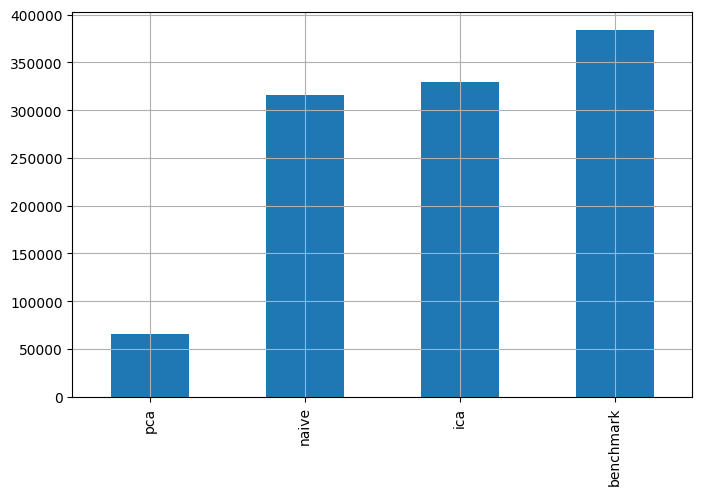
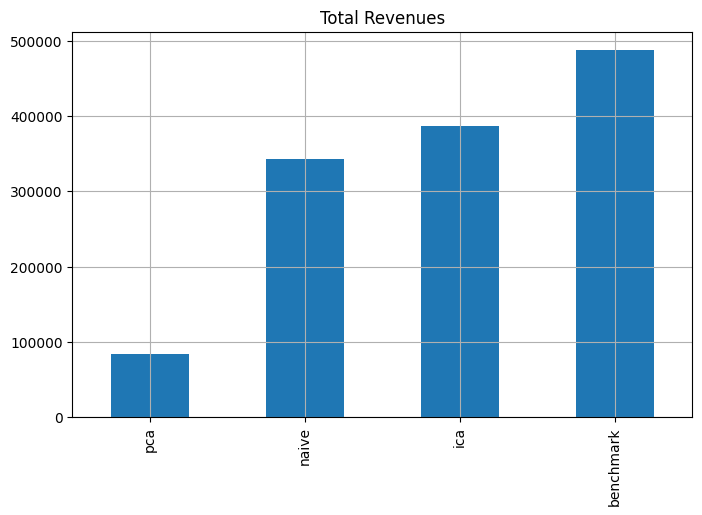
The change to this notebook cell's code, shown as a diff; its figure went from the first image to the second:
--- before
+++ after
@@ -1 +1,2 @@
+plt.title("Total Revenues")
 df_revenues.sum().sort_values().plot.bar(figsize=(8,5), grid=True)

Commit: backtest id3